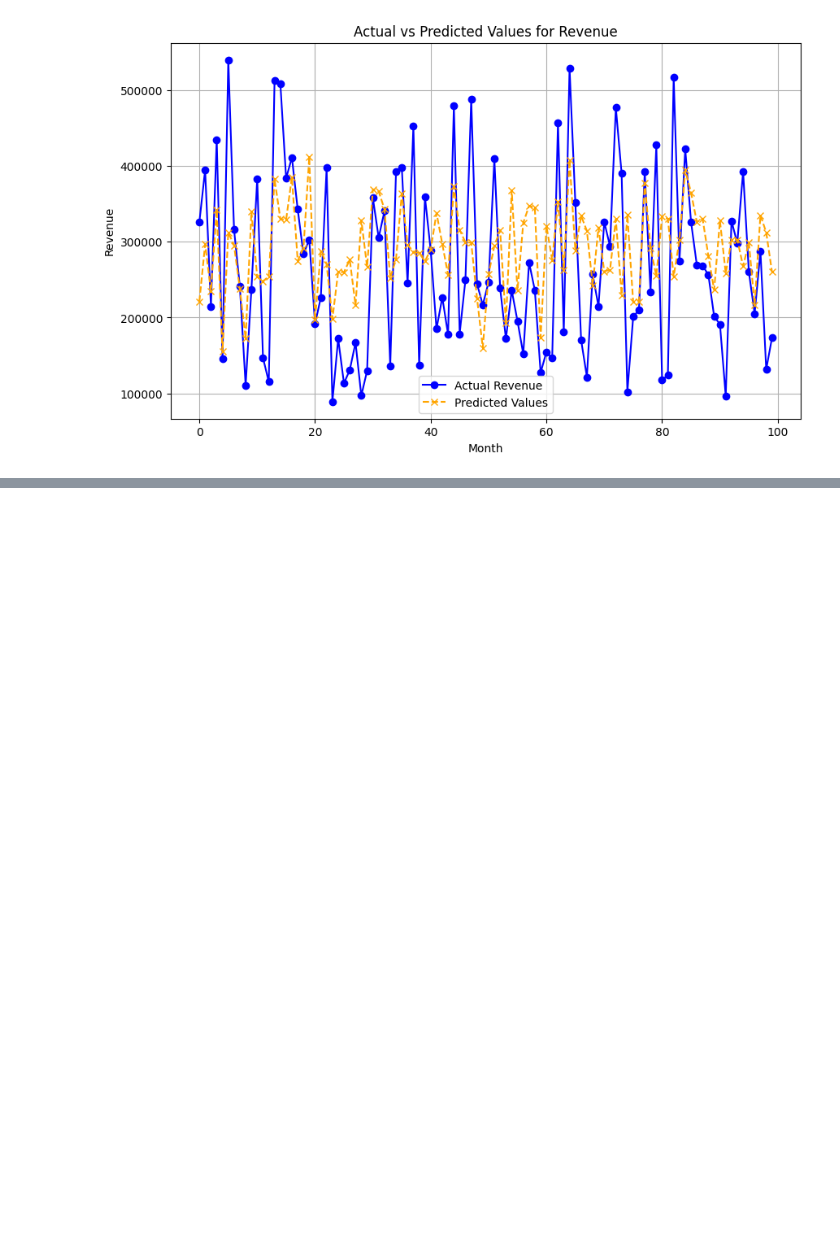
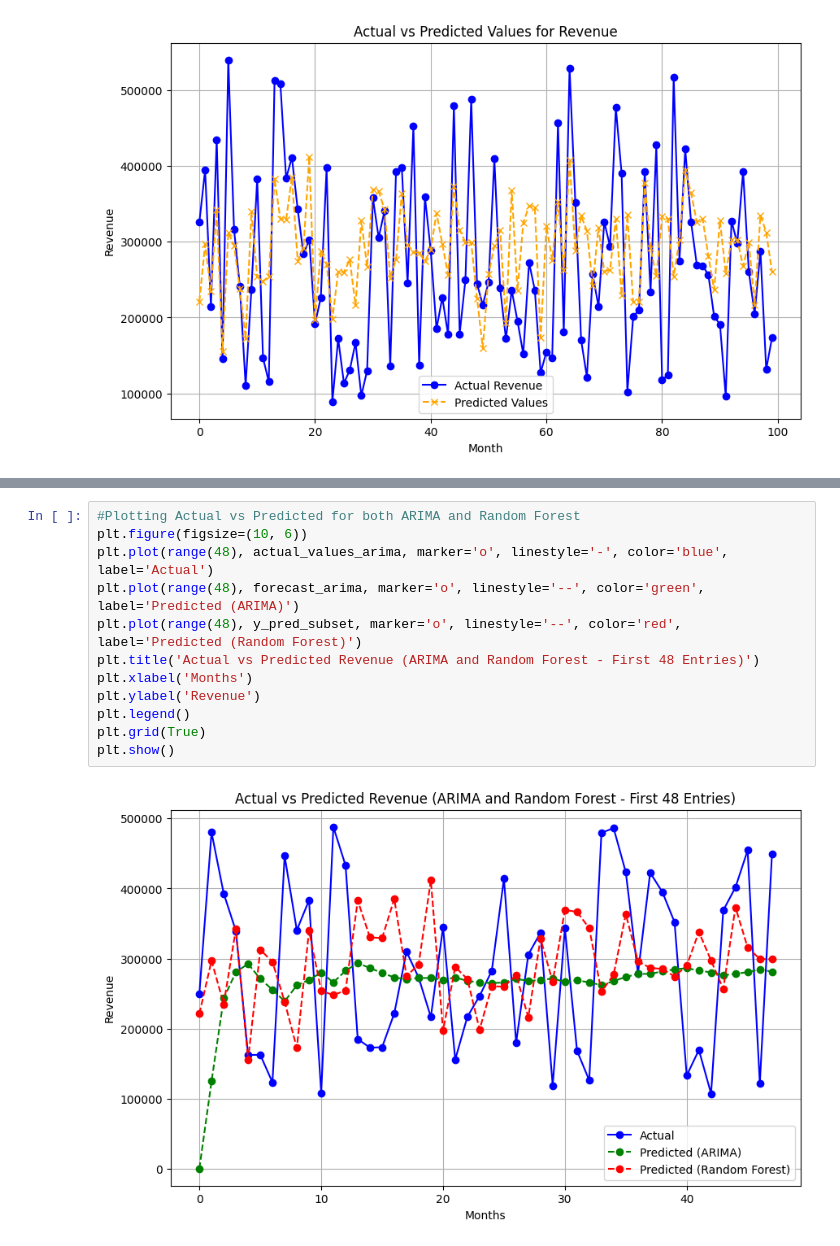
Before and after one commit to ddkryptonite/Financial-Analysis-Prediction, a Jupyter notebook: Finance.ipynb, the cells around one changed output, grey strips where cells are left out. Saved outputs shown, nothing was run; the diff lists cells and outputs as text; blank space fills up the shorter version.

```diff
--- a/Finance.ipynb
+++ b/Finance.ipynb
@@ -401 +433,15 @@ plt.show()
 [figure]
+# %%
+#Plotting Actual vs Predicted for both ARIMA and Random Forest
+plt.figure(figsize=(10, 6))
+plt.plot(range(48), actual_values_arima, marker='o', linestyle='-', color='blue', label='Actual')
+plt.plot(range(48), forecast_arima, marker='o', linestyle='--', color='green', label='Predicted (ARIMA)')
+plt.plot(range(48), y_pred_subset, marker='o', linestyle='--', color='red', label='Predicted (Random Forest)')
+plt.title('Actual vs Predicted Revenue (ARIMA and Random Forest - First 48 Entries)')
+plt.xlabel('Months')
+plt.ylabel('Revenue')
+plt.legend()
+plt.grid(True)
+plt.show()
+# %% [output]
+[figure, added]
```
Also changed, not shown: parts of 2 cells of this notebook.
